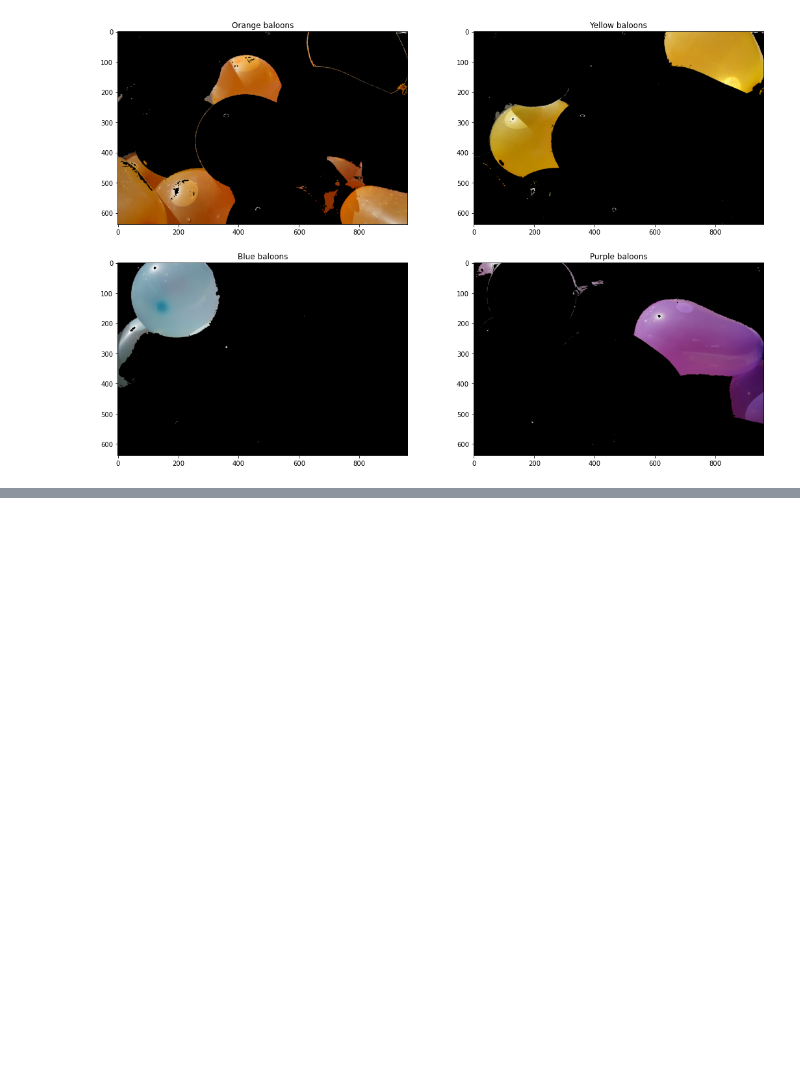
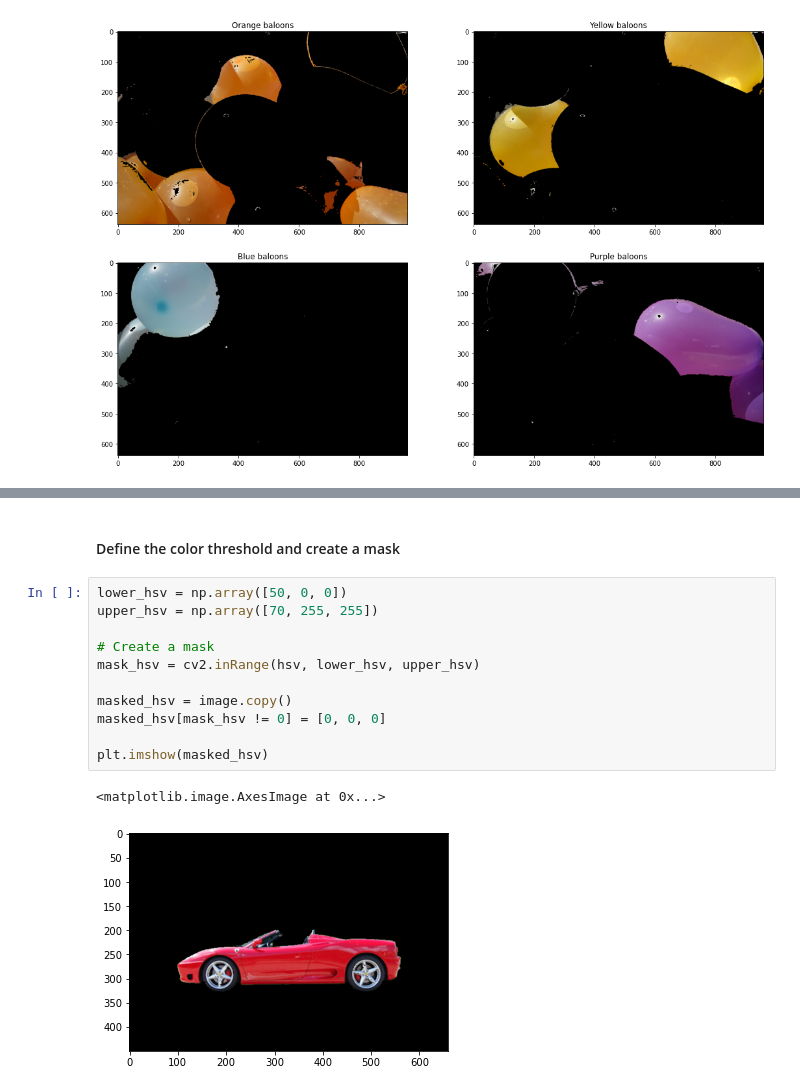
Before and after one commit to albert-kuc/Udacity, a Jupyter notebook: Computer_Vision/Intro_to_Computer_Vision/01_Image_Representation_and_Classification.ipynb, the cells around one changed output, grey strips where cells are left out. Drawn from its saved outputs; the diff is of its cells as text; blank space fills up the shorter version.

```diff
--- a/Computer_Vision/Intro_to_Computer_Vision/01_Image_Representation_and_Classification.ipynb
+++ b/Computer_Vision/Intro_to_Computer_Vision/01_Image_Representation_and_Classification.ipynb
@@ -379,0 +414,16 @@ plt.show()
+# %% [markdown]
+#### Define the color threshold and create a mask
+# %%
+lower_hsv = np.array([50, 0, 0])
+upper_hsv = np.array([70, 255, 255])
+
+# Create a mask
+mask_hsv = cv2.inRange(hsv, lower_hsv, upper_hsv)
+
+masked_hsv = image.copy()
+masked_hsv[mask_hsv != 0] = [0, 0, 0]
+
+plt.imshow(masked_hsv)
+# %% [output]
+<matplotlib.image.AxesImage at 0x...>
+[figure, added]
```
Also changed, not shown: parts of 9 cells of this notebook, 2 other files.
